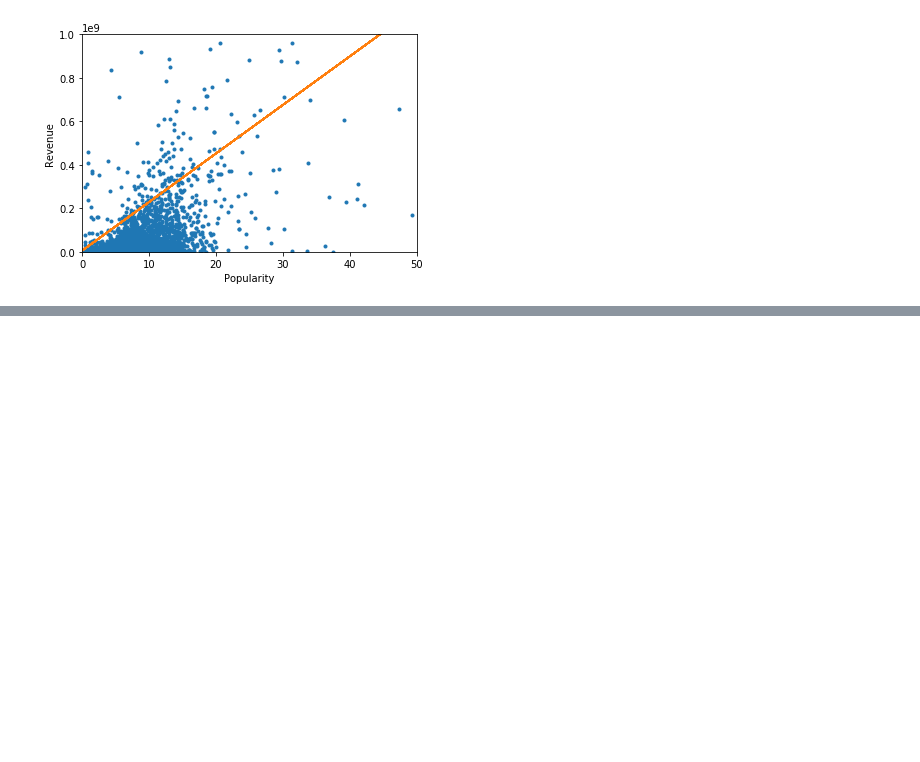
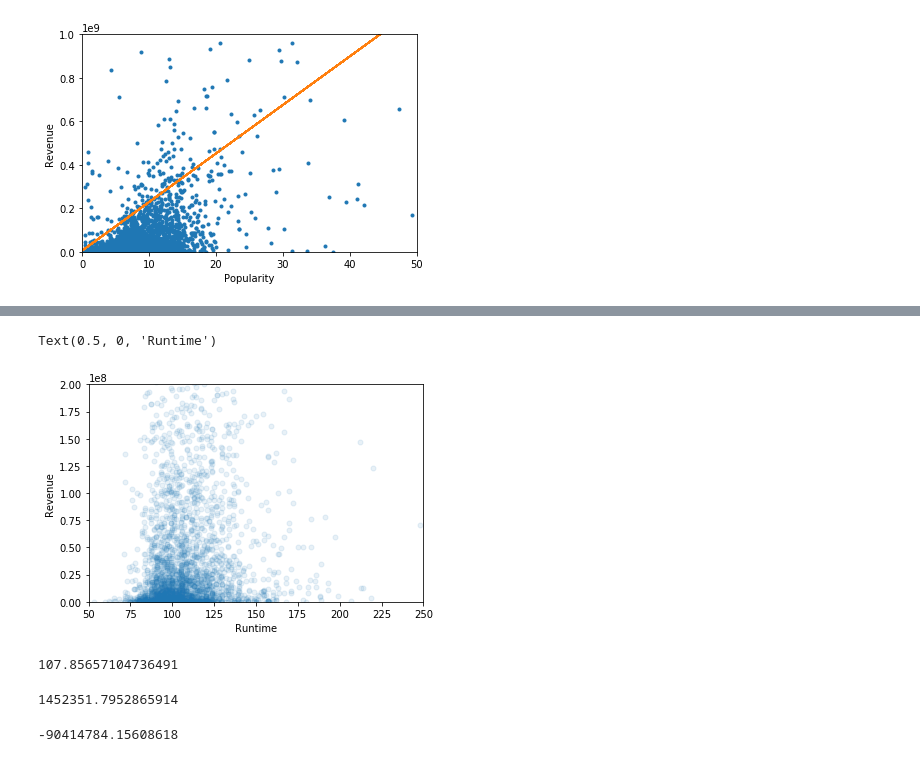
Before and after one commit to b-mv/rentalcats_boxoffice, a Jupyter notebook: boxoffice_bmv.ipynb, the cells around one changed output, grey strips where cells are left out. Saved outputs shown, nothing was run; the diff lists cells and outputs as text; code cells hidden in the pictures; blank space fills up the shorter version.

```diff
--- a/boxoffice_bmv.ipynb
+++ b/boxoffice_bmv.ipynb
@@ -90,0 +108,29 @@ Text(0.5, 0, 'Popularity')
+# %%
+## xyplot
+import matplotlib.pyplot as plt
+import numpy as np
+
+##b, m = np.polyfit(train['runtime'][(train['runtime'] > 25) & (train['runtime'] < 100)], train['revenue'][(train['runtime'] > 25) & (train['runtime'] < 100)], 1)
+
+plt.plot(train['runtime'], train['revenue'], '.', alpha = 0.1, ms = 10)
+#plt.plot(train['runtime'], b + m * train['runtime'], '-')
+
+plt.xlim(50, 250)
+plt.ylim(0, 200000000)
+plt.ylabel('Revenue')
+plt.xlabel('Runtime')
+# %% [output]
+Text(0.5, 0, 'Runtime')
+[figure, added]
+# %%
+numpy.mean(train['runtime'])
+# %% [output]
+107.85657104736491
+# %%
+b
+# %% [output]
+1452351.7952865914
+# %%
+m
+# %% [output]
+-90414784.15608618
```
Also changed, not shown: parts of 2 cells of this notebook.
